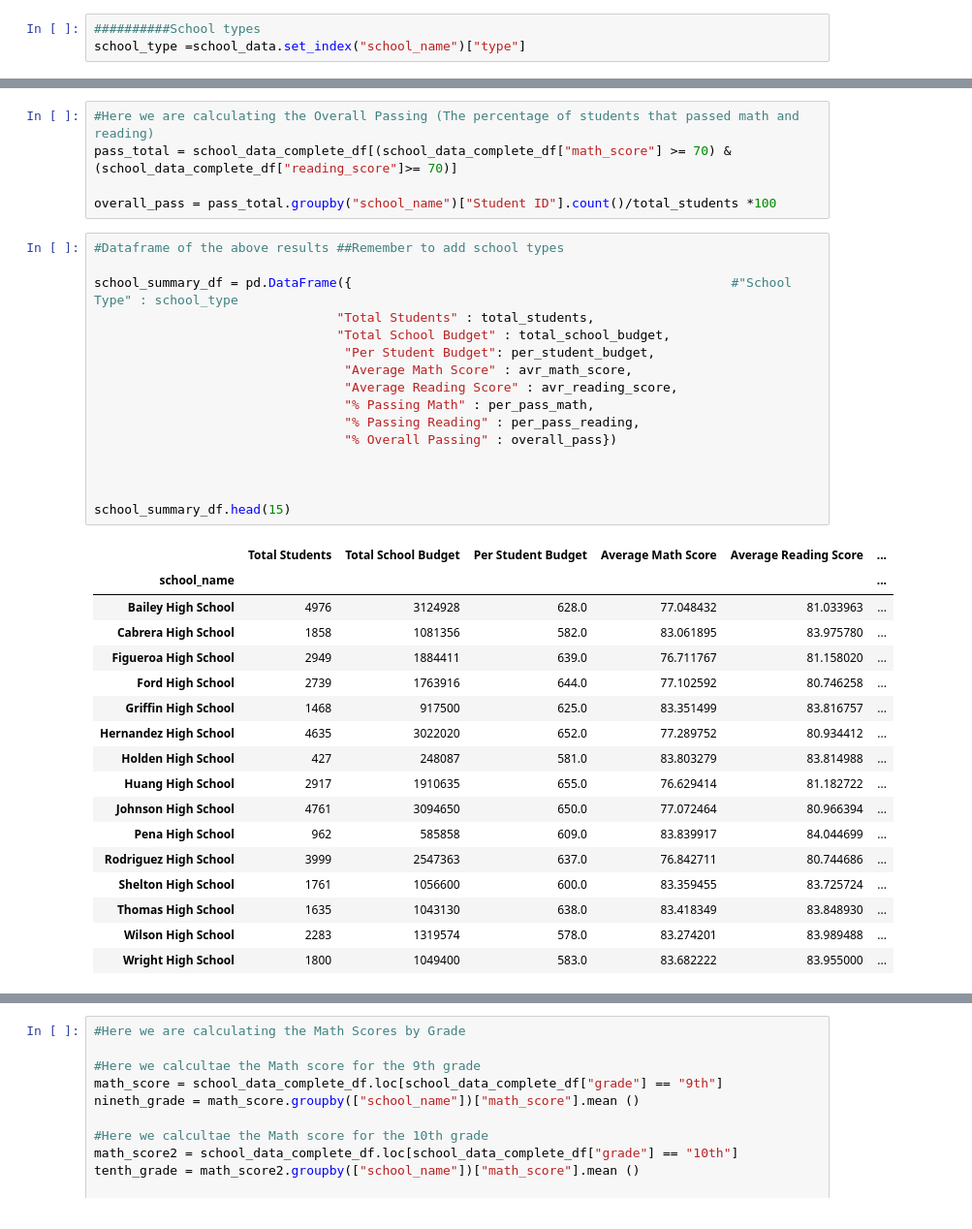
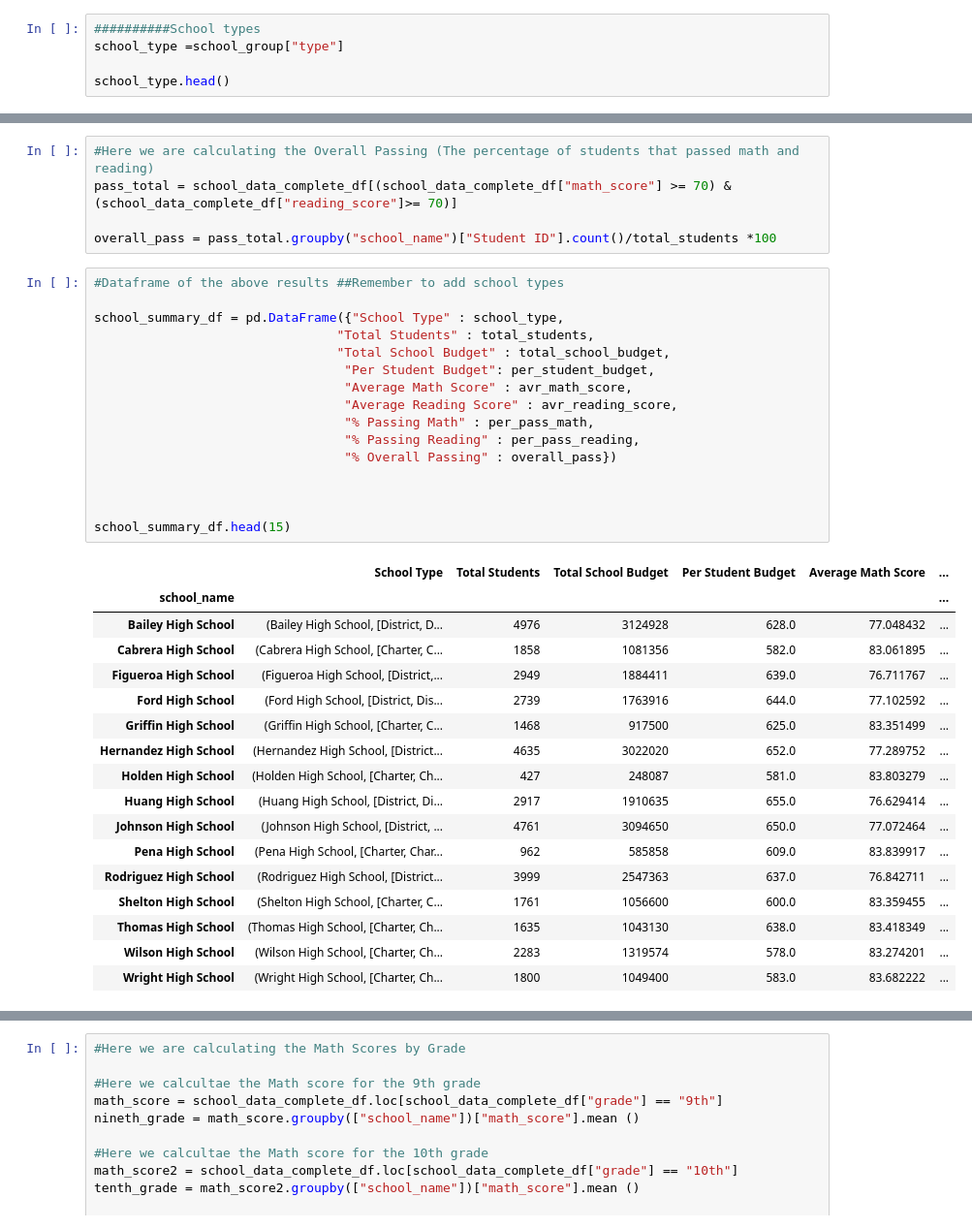
Before and after one commit to Claude-Hanfou/PyCityShools-Analysis, a Jupyter notebook: PyCityShools-Analysis.ipynb, the cells around one changed output, grey strips where cells are left out. Shown at 97% size. Drawn from its saved outputs; the diff is of its cells as text.

```diff
--- a/PyCityShools-Analysis.ipynb
+++ b/PyCityShools-Analysis.ipynb
@@ -97,3 +89,5 @@ school_group = school_data_complete_df.set_index("school_name").groupby(["school
 # %%
 ##########School types
-school_type =school_data.set_index("school_name")["type"]
+school_type =school_group["type"]
+
+school_type.head()
@@ -133,37 +141,37 @@ overall_pass = pass_total.groupby("school_name")["Student ID"].count()/total_stu
 # %%
 #Dataframe of the above results ##Remember to add school types
 
-school_summary_df = pd.DataFrame({                                                  #"School Type" : school_type
+school_summary_df = pd.DataFrame({"School Type" : school_type,
                                 "Total Students" : total_students,
                                 "Total School Budget" : total_school_budget,
                                  "Per Student Budget": per_student_budget,
                                  "Average Math Score" : avr_math_score,
                                  "Average Reading Score" : avr_reading_score,
                                  "% Passing Math" : per_pass_math,
                                  "% Passing Reading" : per_pass_reading,
                                  "% Overall Passing" : overall_pass})
 
 
 
 school_summary_df.head(15)
 # %% [output]
-|  | Total Students | Total School Budget | Per Student Budget | Average Math Score | Average Reading Score | ... |
+|  | School Type | Total Students | Total School Budget | Per Student Budget | Average Math Score | ... |
 | school_name |  |  |  |  |  | ... |
-| Bailey High School | 4976 | 3124928 | 628.0 | 77.048432 | 81.033963 | ... |
-| Cabrera High School | 1858 | 1081356 | 582.0 | 83.061895 | 83.975780 | ... |
-| Figueroa High School | 2949 | 1884411 | 639.0 | 76.711767 | 81.158020 | ... |
-| Ford High School | 2739 | 1763916 | 644.0 | 77.102592 | 80.746258 | ... |
-| Griffin High School | 1468 | 917500 | 625.0 | 83.351499 | 83.816757 | ... |
-| Hernandez High School | 4635 | 3022020 | 652.0 | 77.289752 | 80.934412 | ... |
-| Holden High School | 427 | 248087 | 581.0 | 83.803279 | 83.814988 | ... |
-| Huang High School | 2917 | 1910635 | 655.0 | 76.629414 | 81.182722 | ... |
-| Johnson High School | 4761 | 3094650 | 650.0 | 77.072464 | 80.966394 | ... |
-| Pena High School | 962 | 585858 | 609.0 | 83.839917 | 84.044699 | ... |
-| Rodriguez High School | 3999 | 2547363 | 637.0 | 76.842711 | 80.744686 | ... |
-| Shelton High School | 1761 | 1056600 | 600.0 | 83.359455 | 83.725724 | ... |
-| Thomas High School | 1635 | 1043130 | 638.0 | 83.418349 | 83.848930 | ... |
-| Wilson High School | 2283 | 1319574 | 578.0 | 83.274201 | 83.989488 | ... |
-| Wright High School | 1800 | 1049400 | 583.0 | 83.682222 | 83.955000 | ... |
+| Bailey High School | (Bailey High School, [District, D... | 4976 | 3124928 | 628.0 | 77.048432 | ... |
+| Cabrera High School | (Cabrera High School, [Charter, C... | 1858 | 1081356 | 582.0 | 83.061895 | ... |
+| Figueroa High School | (Figueroa High School, [District,... | 2949 | 1884411 | 639.0 | 76.711767 | ... |
+| Ford High School | (Ford High School, [District, Dis... | 2739 | 1763916 | 644.0 | 77.102592 | ... |
+| Griffin High School | (Griffin High School, [Charter, C... | 1468 | 917500 | 625.0 | 83.351499 | ... |
+| Hernandez High School | (Hernandez High School, [District... | 4635 | 3022020 | 652.0 | 77.289752 | ... |
+| Holden High School | (Holden High School, [Charter, Ch... | 427 | 248087 | 581.0 | 83.803279 | ... |
+| Huang High School | (Huang High School, [District, Di... | 2917 | 1910635 | 655.0 | 76.629414 | ... |
+| Johnson High School | (Johnson High School, [District, ... | 4761 | 3094650 | 650.0 | 77.072464 | ... |
+| Pena High School | (Pena High School, [Charter, Char... | 962 | 585858 | 609.0 | 83.839917 | ... |
+| Rodriguez High School | (Rodriguez High School, [District... | 3999 | 2547363 | 637.0 | 76.842711 | ... |
+| Shelton High School | (Shelton High School, [Charter, C... | 1761 | 1056600 | 600.0 | 83.359455 | ... |
+| Thomas High School | (Thomas High School, [Charter, Ch... | 1635 | 1043130 | 638.0 | 83.418349 | ... |
+| Wilson High School | (Wilson High School, [Charter, Ch... | 2283 | 1319574 | 578.0 | 83.274201 | ... |
+| Wright High School | (Wright High School, [Charter, Ch... | 1800 | 1049400 | 583.0 | 83.682222 | ... |
 # %%
 #Top Performing Schools (By % Overall Passing)
 school_summary_df = school_summary_df.sort_values("% Overall Passing",ascending=False )
```
Also changed, not shown: parts of 10 cells of this notebook.
